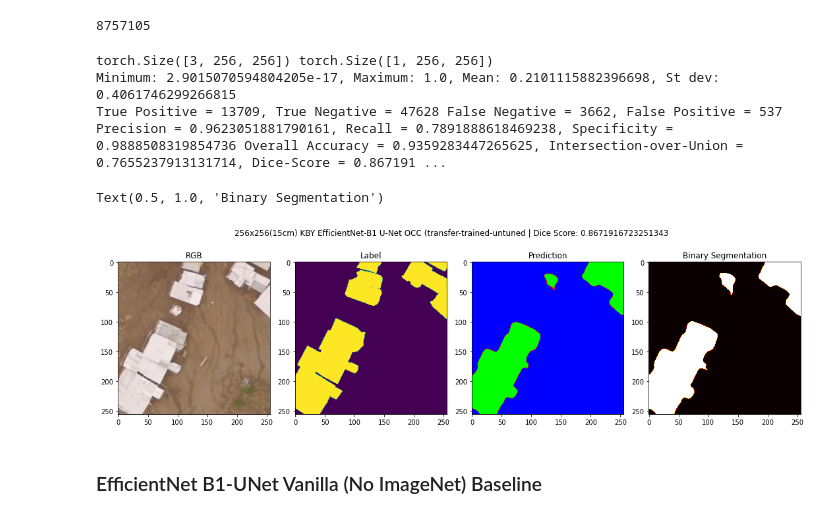
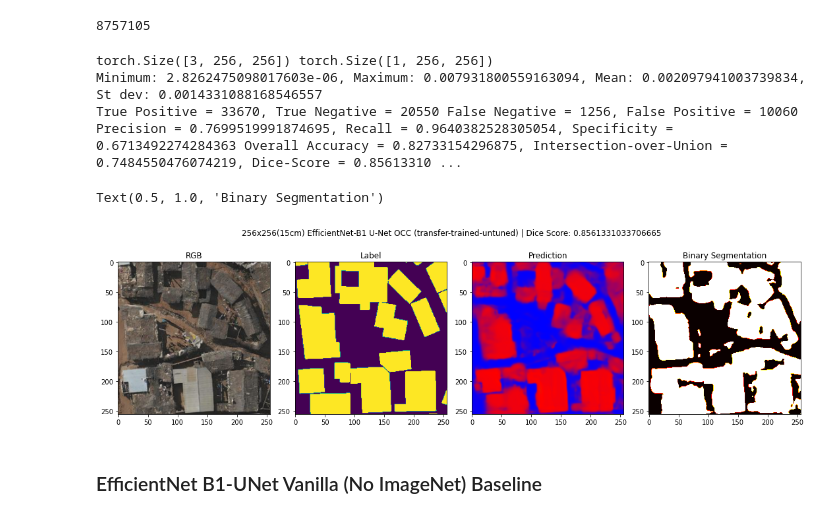
Before and after one commit to chrischank/HOTOSM_OAM_codeV2, a Jupyter notebook: KBYtest_model.ipynb, the cells around one changed output. Saved outputs shown, nothing was run; the diff lists cells and outputs as text; code cells hidden in the pictures.

```diff
--- a/KBYtest_model.ipynb
+++ b/KBYtest_model.ipynb
@@ -42,7 +43,7 @@ TestLBL_ls = []
 
 for root, dirs, filename in os.walk(os.path.join(data_path, "Test_15cm", "IMG")):
     for i in filename:
-        if i.startswith("KBY15_IMG"):
+        #if i.startswith("KBY15_IMG"):
             TestIMG_ls.append(root + "/" + i)
 
 for i in TestIMG_ls:
@@ -56,6 +57,6 @@ Test = BuildingDataset(png_dir = TestIMG_ls,
 assert len(Test.png_dir) == len(Test.lbl_dir)
 
 print("Concatenated TESTING images: {0} and labels pair: {0} :".format(len(Test.png_dir)))
-for x, y in zip(Test.png_dir, Test.lbl_dir):
-    print(f"Image: {x}", f"Label: {y}")
+#for x, y in zip(Test.png_dir, Test.lbl_dir):
+#    print(f"Image: {x}", f"Label: {y}")
 # %% [output]
@@ -98,7 +83,7 @@ Text(0.5, 1.0, 'LBL')
 # %% [markdown]
 ### Vanilla Four layer U-Net Baseline
 # %%
-weights_4UNet = os.path.abspath(os.path.join(data_path, "best_weights", "BASE_15cmKBY", "KBY5719:1224_256oc_Four-Unet_lr1e-3_wd1e-5_b32_ep500_BCE_RLRonPlateau(min1e-8)_iter_057458.pth"))
+weights_4UNet = os.path.abspath(os.path.join(data_path, "best_weights", "BASE_15cmALL", "18242:3909_256oc_Four-Unet_lr1e-3_wd1e-5_b32_ep500_BCE_RLRonPlateau(min1e-8)_iter_280360.pth"))
 weights_4UNet = torch.load(weights_4UNet, map_location = device)
 Four_UNet.load_state_dict(weights_4UNet["Model:"])
 Four_UNet.to(device = device)
@@ -178,0 +166,7 @@ Text(0.5, 1.0, 'Binary Segmentation')
+# %%
+weights_5UNet = os.path.abspath(os.path.join(data_path, "best_weights", "BASE_15cmALL", "18242:3909_256oc_Five-Unet_lr1e-3_wd1e-5_b32_ep500_BCE_RLRonPlateau(min1e-8)_iter_234680.pth"))
+weights_5UNet = torch.load(weights_5UNet, map_location = device)
+Five_UNet.load_state_dict(weights_5UNet["Model:"])
+Five_UNet.to(device = device)
+
+print(sum(p.numel() for p in Five_UNet.parameters() if p.requires_grad == True))
@@ -260,7 +326,7 @@ Text(0.5, 1.0, 'Binary Segmentation')
 ### Qubvel OpenCities EB1-UNet (transfer-trained-untuned)
 # %%
 qubvelTRANSTRAIN_UNet = smp.Unet(encoder_name = 'efficientnet-b1', encoder_depth = 5, encoder_weights = None, decoder_use_batchnorm = True, decoder_channels = (256, 128, 64, 32, 16), decoder_attention_type = None, in_channels = 3, classes = 1, activation = "sigmoid", aux_params = None)
-qubvelTRANSTRAIN_weights = os.path.abspath(os.path.join(data_path, "best_weights", "BASE_15cmKBY", "KBY5719:1224_256oc_EB1-Unet-qubvel_lr1e-3_wd1e-5_b16_ep500_BCE_RLRonPlateau(min1e-8)_iter_082697.pth"))
+qubvelTRANSTRAIN_weights = os.path.abspath(os.path.join(data_path, "best_weights", "BASE_15cmALL", "18242:3909_256oc_EB1-Unet-qubvel_lr1e-3_wd1e-5_b16_ep500_BCE_RLRonPlateau(min1e-8)_iter_548820.pth"))
 qubvelTRANSTRAIN_weights = torch.load(qubvelTRANSTRAIN_weights, map_location = device)
 qubvelTRANSTRAIN_UNet.load_state_dict(qubvelTRANSTRAIN_weights["Model:"])
 qubvelTRANSTRAIN_UNet.to(device = device)
@@ -277,7 +343,7 @@ lbl = lbl.to(device = device)
 print(img.shape, lbl.shape)
 
 with torch.no_grad():
-    prediction = qubvelEB1_UNet(img.unsqueeze(0))
+    prediction = qubvelTRANSTRAIN_UNet(img.unsqueeze(0))
     prediction = prediction.squeeze(0)
 
     print("Minimum: {0}, Maximum: {1}, Mean: {2}, St dev: {3}".format(prediction.min(), prediction.max(), prediction.mean(), prediction.std()))
@@ -304,38 +370,38 @@ with torch.no_grad():
 
 print("True Positive = {0}, True Negative = {1} False Negative = {2}, False Positive = {3}".format(TP, TN, FN, FP))
 print("Precision = {0}, Recall = {1}, Specificity = {2} Overall Accuracy = {3}, Intersection-over-Union = {4}, Dice-Score = {5}".format(Precision, Recall, Specificity, OA, IoU, Dice))
 
 # Plotting the RGB, Prediction, and Confidence
 fig = plt.figure(figsize = (15, 5))
 ax = fig.add_subplot(1, 4, 1)
 fig.tight_layout(w_pad = 3)
-fig.suptitle("256x256(15cm) KBY EfficientNet-B1 U-Net OCC (transfer-trained-untuned | Dice Score: {0}".format(Dice))
+fig.suptitle("256x256(15cm) EfficientNet-B1 U-Net OCC (transfer-trained-untuned) | Dice Score: {0}".format(Dice))
 RGB = plt.imshow(test_pair[0].detach().cpu().numpy().transpose(1, 2, 0))
 ax.set_title('RGB')
 
 ax = fig.add_subplot(1, 4, 2)
 PILlbl = lbl.detach().cpu().numpy().transpose(1, 2, 0)
 plt.imshow(PILlbl)
 ax.set_title('Label')
 
 ax = fig.add_subplot(1, 4, 3)
 PILpred = prediction.detach().cpu().numpy().transpose(1, 2, 0)
 plt.imshow(PILpred, cmap = "brg")
 #plt.colorbar(boundaries = np.arange(0, 1.0, 0.1), ticks = np.arange(0, 1.0, 0.1),
 #             orientation = "horizontal")
 ax.set_title('Prediction')
 
 ax = fig.add_subplot(1, 4, 4)
 PILbin = pred_BOOL.detach().cpu().numpy().transpose(1, 2, 0)
 plt.imshow(PILbin, cmap = "hot")
 ax.set_title('Binary Segmentation')
 # %% [output]
 torch.Size([3, 256, 256]) torch.Size([1, 256, 256])
-Minimum: 2.9015070594804205e-17, Maximum: 1.0, Mean: 0.2101115882396698, St dev: 0.4061746299266815
-True Positive = 13709, True Negative = 47628 False Negative = 3662, False Positive = 537
-Precision = 0.9623051881790161, Recall = 0.7891888618469238, Specificity = 0.9888508319854736 Overall Accuracy = 0.9359283447265625, Intersection-over-Union = 0.7655237913131714, Dice-Score = 0.867191 ...
+Minimum: 2.8262475098017603e-06, Maximum: 0.007931800559163094, Mean: 0.002097941003739834, St dev: 0.0014331088168546557
+True Positive = 33670, True Negative = 20550 False Negative = 1256, False Positive = 10060
+Precision = 0.7699519991874695, Recall = 0.9640382528305054, Specificity = 0.6713492274284363 Overall Accuracy = 0.82733154296875, Intersection-over-Union = 0.7484550476074219, Dice-Score = 0.85613310 ...
 Text(0.5, 1.0, 'Binary Segmentation')
-[figure, old version]
+[figure, new version]
 # %% [markdown]
 ### EfficientNet B1-UNet Vanilla (No ImageNet) Baseline
 # %%
```
Also changed, not shown: parts of 18 cells of this notebook, 14 other files.
